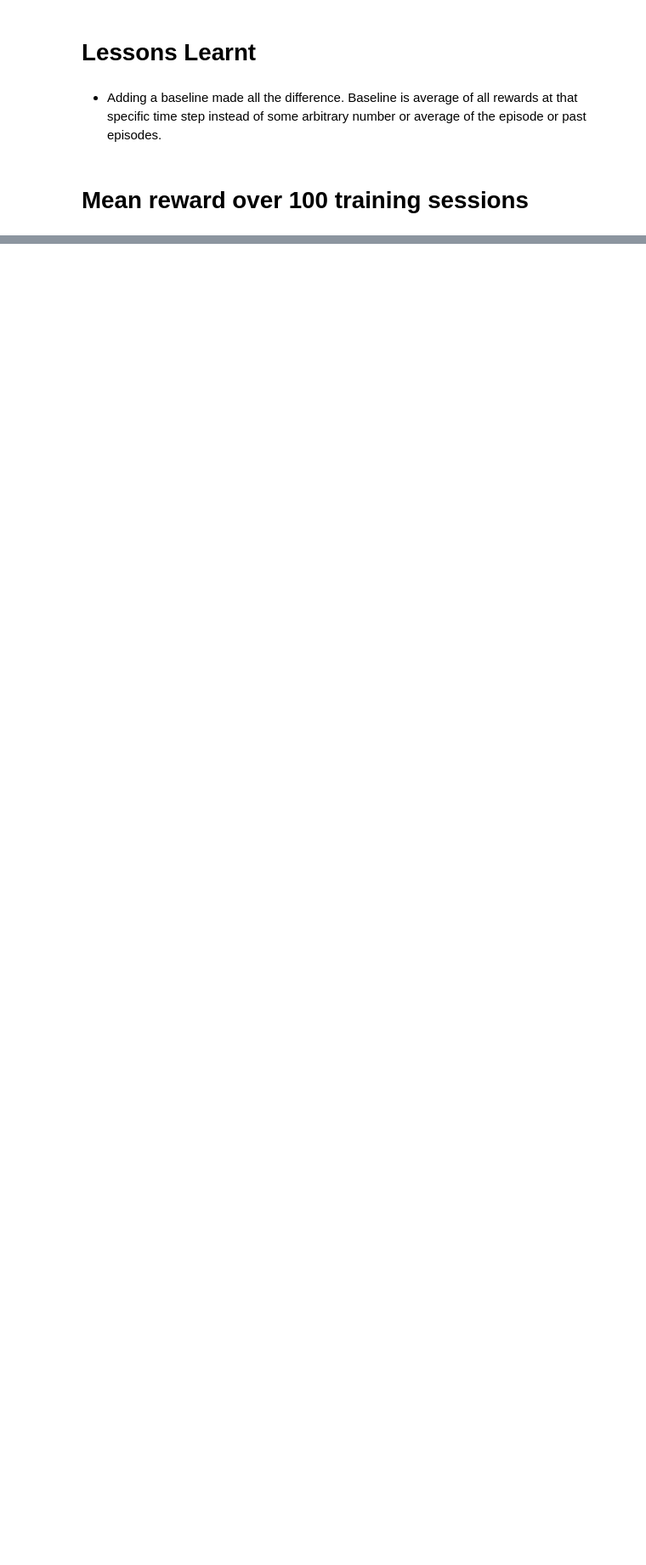
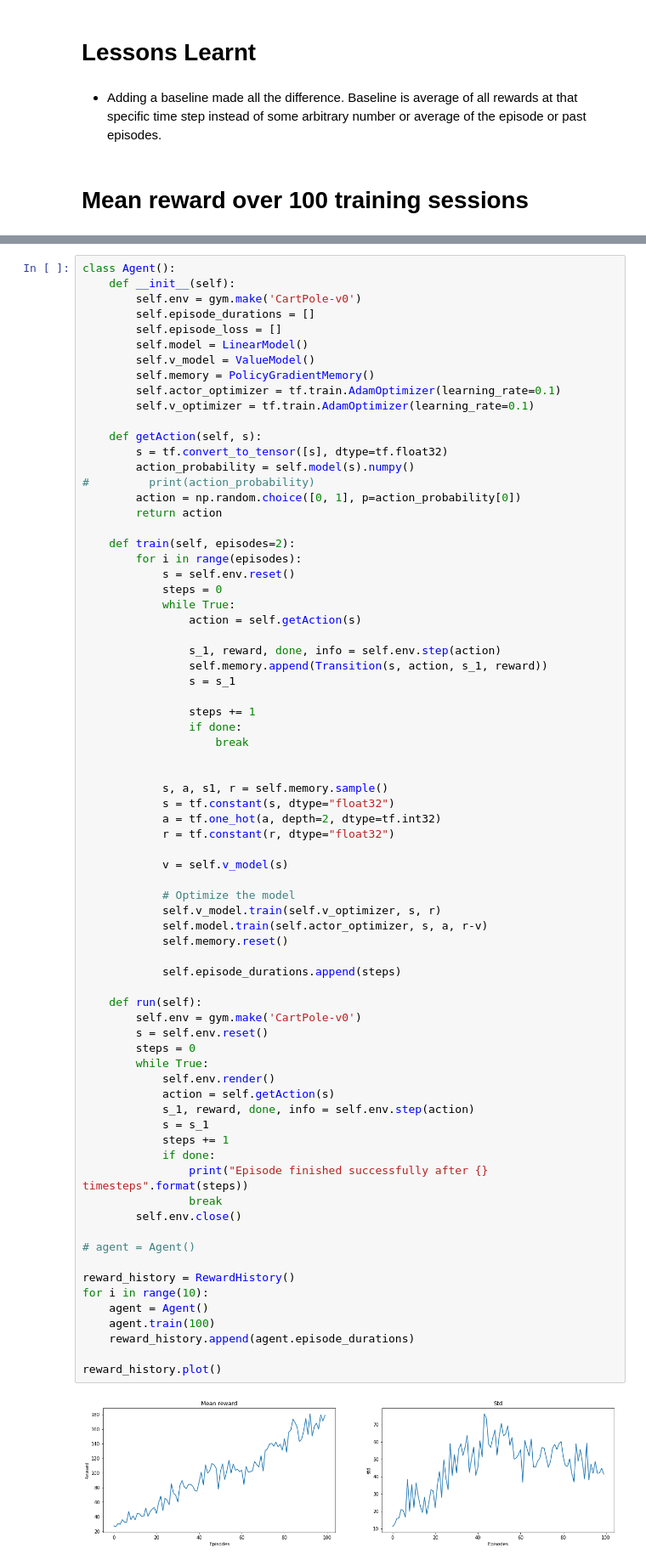
Before and after one commit to whathelll/Reinforcement-Learning, a Jupyter notebook: PolicyGradient/2-Cartpole_REINFORCE.ipynb, the cells around one changed output, grey strips where cells are left out. Shown: that part at 85% size. Drawn from its saved outputs; the diff is of its cells as text; blank space fills up the shorter version.

```diff
--- a/PolicyGradient/2-Cartpole_REINFORCE.ipynb
+++ b/PolicyGradient/2-Cartpole_REINFORCE.ipynb
@@ -469,0 +552,75 @@ for i in range(2):
+# %%
+class Agent():
+    def __init__(self):
+        self.env = gym.make('CartPole-v0')
+        self.episode_durations = []
+        self.episode_loss = []
+        self.model = LinearModel()
+        self.v_model = ValueModel()
+        self.memory = PolicyGradientMemory()
+        self.actor_optimizer = tf.train.AdamOptimizer(learning_rate=0.1)
+        self.v_optimizer = tf.train.AdamOptimizer(learning_rate=0.1)
+
+    def getAction(self, s):
+        s = tf.convert_to_tensor([s], dtype=tf.float32)
+        action_probability = self.model(s).numpy()
+#         print(action_probability)
+        action = np.random.choice([0, 1], p=action_probability[0])
+        return action
+
+    def train(self, episodes=2):
+        for i in range(episodes):
+            s = self.env.reset()
+            steps = 0
+            while True:
+                action = self.getAction(s)
+
+                s_1, reward, done, info = self.env.step(action)
+                self.memory.append(Transition(s, action, s_1, reward))
+                s = s_1
+
+                steps += 1
+                if done:
+                    break
+
+
+            s, a, s1, r = self.memory.sample()
+            s = tf.constant(s, dtype="float32")
+            a = tf.one_hot(a, depth=2, dtype=tf.int32)
+            r = tf.constant(r, dtype="float32")
+
+            v = self.v_model(s)
+
+            # Optimize the model
+            self.v_model.train(self.v_optimizer, s, r)
+            self.model.train(self.actor_optimizer, s, a, r-v)
+            self.memory.reset()
+
+            self.episode_durations.append(steps)
+
+    def run(self):
+        self.env = gym.make('CartPole-v0')
+        s = self.env.reset()
+        steps = 0
+        while True:
+            self.env.render()
+            action = self.getAction(s)
+            s_1, reward, done, info = self.env.step(action)
+            s = s_1
+            steps += 1
+            if done:
+                print("Episode finished successfully after {} timesteps".format(steps))
+                break
+        self.env.close()
+
+# agent = Agent()
+
+reward_history = RewardHistory()
+for i in range(10):
+    agent = Agent()
+    agent.train(100)
+    reward_history.append(agent.episode_durations)
+
+reward_history.plot()
+# %% [output]
+[figure, added]
```
Also changed, not shown: parts of 8 cells of this notebook.
